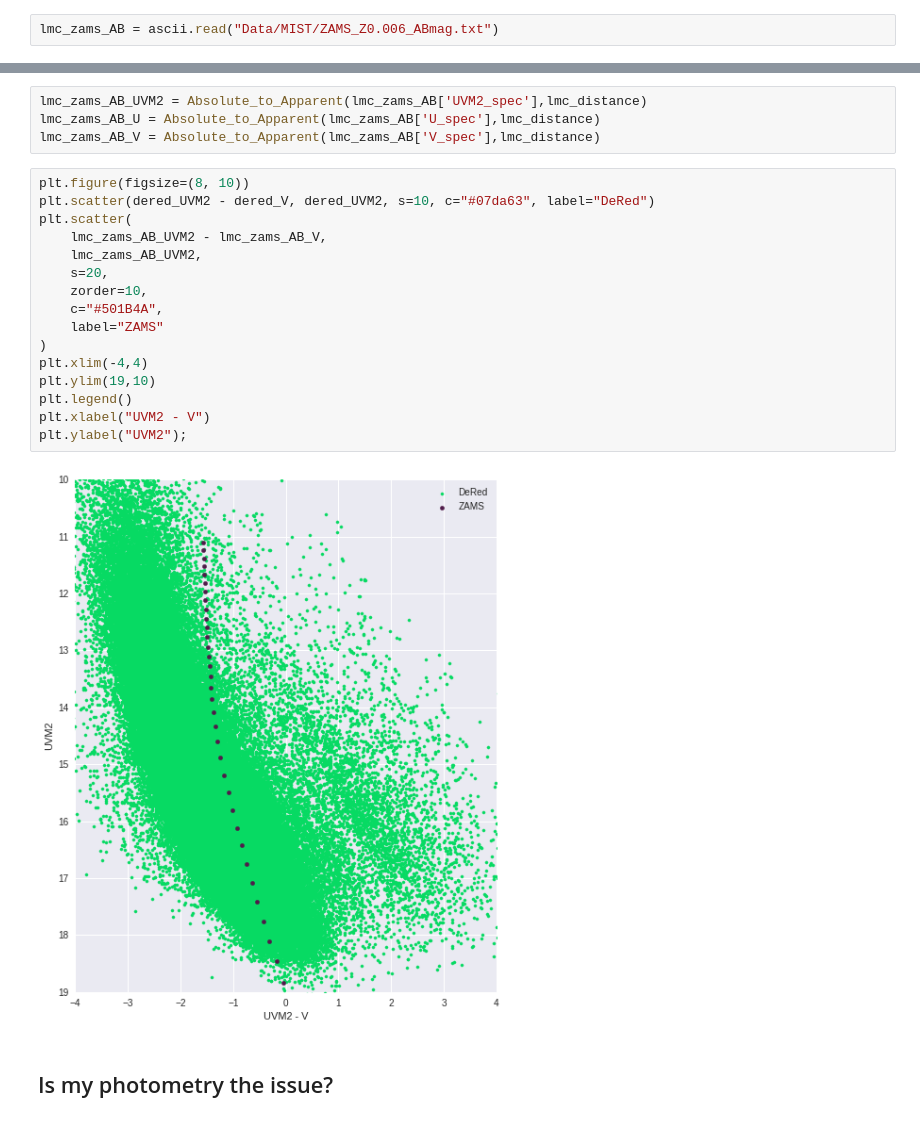
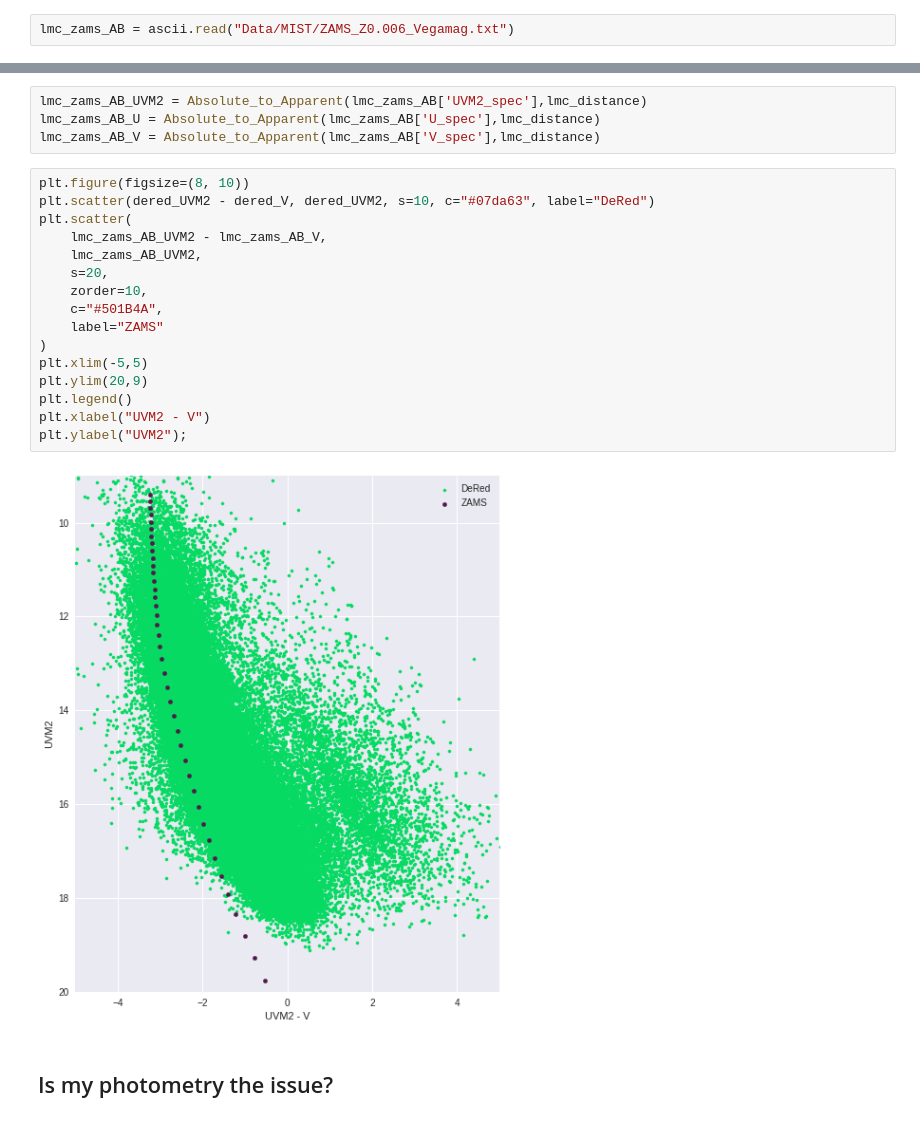
Before and after one commit to AstroLudwig/FoesHackSession, a Jupyter notebook: DustRemoval.ipynb, the cells around one changed output, grey strips where cells are left out. Cells and saved outputs as stored; diff of their text form.

```diff
--- a/DustRemoval.ipynb
+++ b/DustRemoval.ipynb
@@ -206,7 +206,7 @@ plt.xlabel("UVM2 - V"); plt.ylabel("UVM2");
 # %% [markdown]
 ## Check Against MIST Catalog
 # %%
-lmc_zams_AB = ascii.read("Data/MIST/ZAMS_Z0.006_ABmag.txt")
+lmc_zams_AB = ascii.read("Data/MIST/ZAMS_Z0.006_Vegamag.txt")
 # %%
 def Absolute_to_Apparent(mag,distance):
     return mag + 5 * np.log10(distance) - 5
@@ -219,21 +219,21 @@ lmc_zams_AB_V = Absolute_to_Apparent(lmc_zams_AB['V_spec'],lmc_distance)
 # %%
 plt.figure(figsize=(8, 10))
 plt.scatter(dered_UVM2 - dered_V, dered_UVM2, s=10, c="#07da63", label="DeRed")
 plt.scatter(
     lmc_zams_AB_UVM2 - lmc_zams_AB_V,
     lmc_zams_AB_UVM2,
     s=20,
     zorder=10,
     c="#501B4A",
     label="ZAMS"
 )
-plt.xlim(-4,4)
-plt.ylim(19,10)
+plt.xlim(-5,5)
+plt.ylim(20,9)
 plt.legend()
 plt.xlabel("UVM2 - V")
 plt.ylabel("UVM2");
 # %% [output]
-[figure, old version]
+[figure, new version]
 # %% [markdown]
 ## Is my photometry the issue?
 # %%
```
Also changed, not shown: parts of 1 cell of this notebook.
